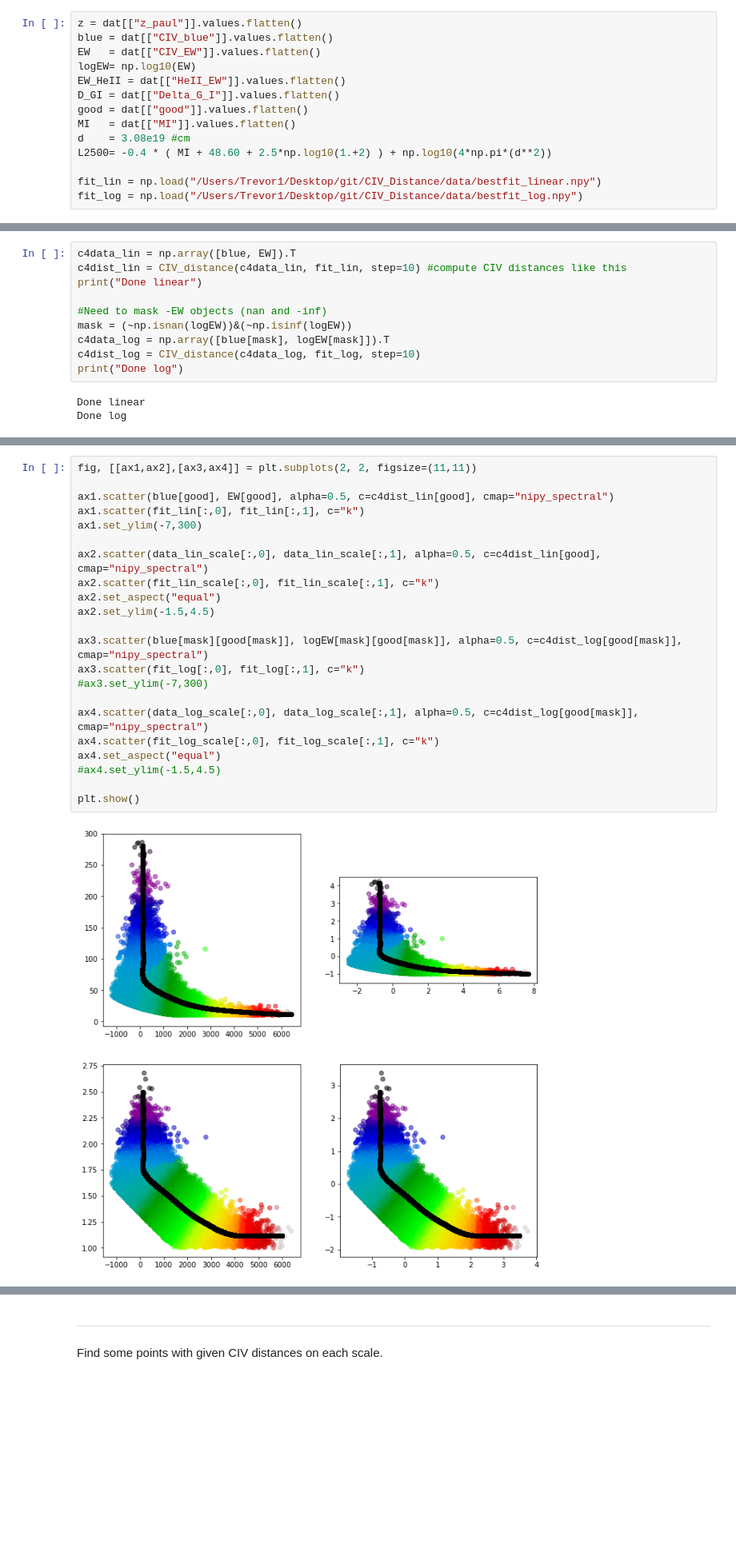
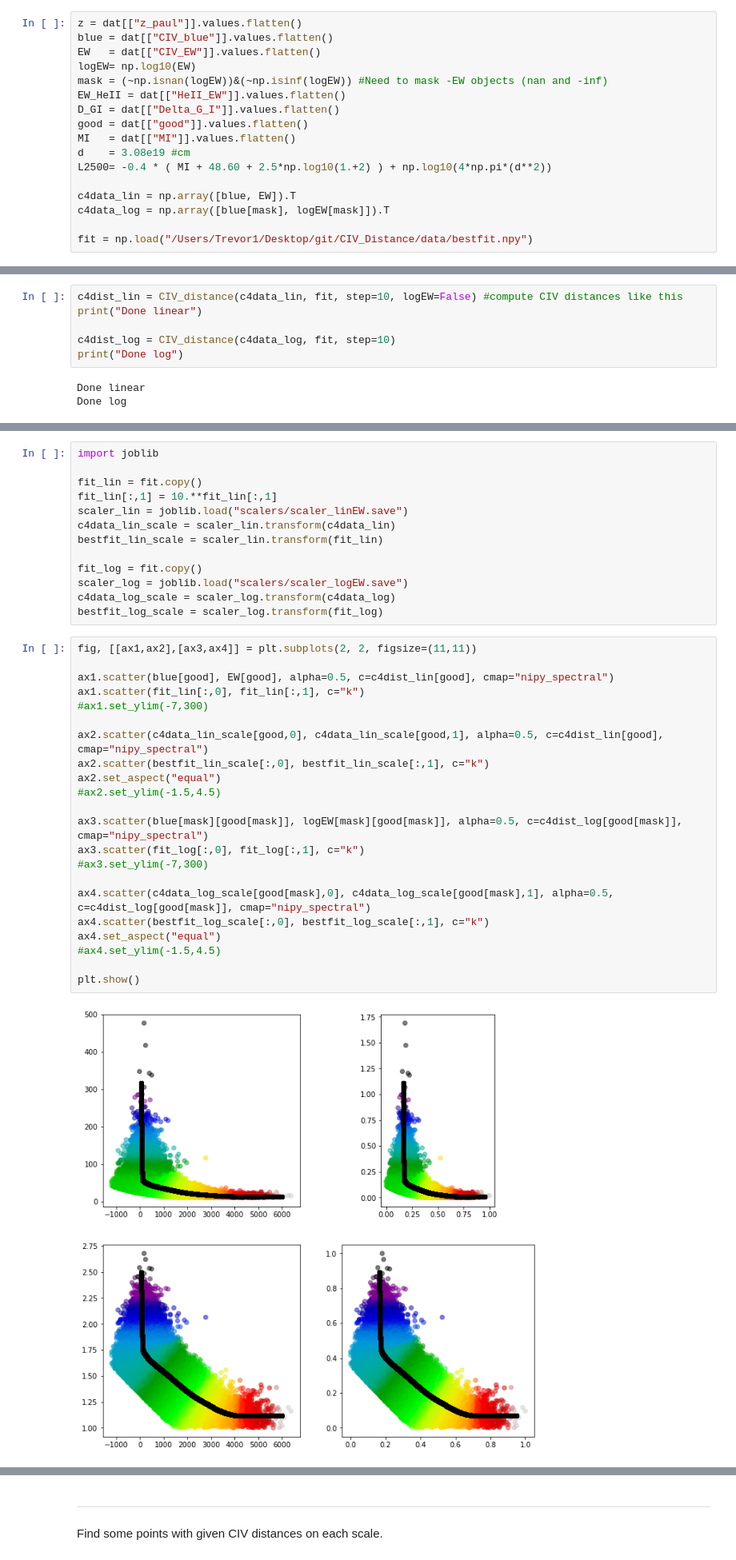
Before and after one commit to trevormccaffrey/Cosmology_Quasars, a Jupyter notebook: CIV_distance_linear_vs_log.ipynb, the cells around one changed output, grey strips where cells are left out. Shown at 80% size. Saved outputs shown, nothing was run; the diff lists cells and outputs as text; blank space fills up the shorter version.

```diff
--- a/CIV_distance_linear_vs_log.ipynb
+++ b/CIV_distance_linear_vs_log.ipynb
@@ -48,6 +47,7 @@ z = dat[["z_paul"]].values.flatten()
 blue = dat[["CIV_blue"]].values.flatten()
 EW   = dat[["CIV_EW"]].values.flatten()
 logEW= np.log10(EW)
+mask = (~np.isnan(logEW))&(~np.isinf(logEW)) #Need to mask -EW objects (nan and -inf)
 EW_HeII = dat[["HeII_EW"]].values.flatten()
 D_GI = dat[["Delta_G_I"]].values.flatten()
 good = dat[["good"]].values.flatten()
@@ -55,8 +55,10 @@ MI   = dat[["MI"]].values.flatten()
 d    = 3.08e19 #cm
 L2500= -0.4 * ( MI + 48.60 + 2.5*np.log10(1.+2) ) + np.log10(4*np.pi*(d**2))
 
-fit_lin = np.load("/Users/Trevor1/Desktop/git/CIV_Distance/data/bestfit_linear.npy")
-fit_log = np.load("/Users/Trevor1/Desktop/git/CIV_Distance/data/bestfit_log.npy")
+c4data_lin = np.array([blue, EW]).T
+c4data_log = np.array([blue[mask], logEW[mask]]).T
+
+fit = np.load("/Users/Trevor1/Desktop/git/CIV_Distance/data/bestfit.npy")
 # %%
 fig, [ax1,ax2] = plt.subplots(1, 2, figsize=(11,5))
 
@@ -78,14 +103,10 @@ plt.show()
 # %% [markdown]
 With the log fit, points don't bunch up as much at the bend of the curve, so the CIV disance becomes more meaningful fo quasars with low EWs and negative blueshifts.
 # %%
-c4data_lin = np.array([blue, EW]).T
-c4dist_lin = CIV_distance(c4data_lin, fit_lin, step=10) #compute CIV distances like this
+c4dist_lin = CIV_distance(c4data_lin, fit, step=10, logEW=False) #compute CIV distances like this
 print("Done linear")
 
-#Need to mask -EW objects (nan and -inf)
-mask = (~np.isnan(logEW))&(~np.isinf(logEW))
-c4data_log = np.array([blue[mask], logEW[mask]]).T
-c4dist_log = CIV_distance(c4data_log, fit_log, step=10)
+c4dist_log = CIV_distance(c4data_log, fit, step=10)
 print("Done log")
 # %% [output]
 Done linear
@@ -129,24 +142,37 @@ data_log_scale = np.array([xscale_log[len(fit_log):len(fit_log)+len(blue[mask][g
+# %%
+import joblib
+
+fit_lin = fit.copy()
+fit_lin[:,1] = 10.**fit_lin[:,1]
+scaler_lin = joblib.load("scalers/scaler_linEW.save")
+c4data_lin_scale = scaler_lin.transform(c4data_lin)
+bestfit_lin_scale = scaler_lin.transform(fit_lin)
+
+fit_log = fit.copy()
+scaler_log = joblib.load("scalers/scaler_logEW.save")
+c4data_log_scale = scaler_log.transform(c4data_log)
+bestfit_log_scale = scaler_log.transform(fit_log)
 # %%
 fig, [[ax1,ax2],[ax3,ax4]] = plt.subplots(2, 2, figsize=(11,11))
 
 ax1.scatter(blue[good], EW[good], alpha=0.5, c=c4dist_lin[good], cmap="nipy_spectral")
 ax1.scatter(fit_lin[:,0], fit_lin[:,1], c="k")
-ax1.set_ylim(-7,300)
+#ax1.set_ylim(-7,300)
 
-ax2.scatter(data_lin_scale[:,0], data_lin_scale[:,1], alpha=0.5, c=c4dist_lin[good], cmap="nipy_spectral")
-ax2.scatter(fit_lin_scale[:,0], fit_lin_scale[:,1], c="k")
+ax2.scatter(c4data_lin_scale[good,0], c4data_lin_scale[good,1], alpha=0.5, c=c4dist_lin[good], cmap="nipy_spectral")
+ax2.scatter(bestfit_lin_scale[:,0], bestfit_lin_scale[:,1], c="k")
 ax2.set_aspect("equal")
-ax2.set_ylim(-1.5,4.5)
+#ax2.set_ylim(-1.5,4.5)
 
 ax3.scatter(blue[mask][good[mask]], logEW[mask][good[mask]], alpha=0.5, c=c4dist_log[good[mask]], cmap="nipy_spectral")
 ax3.scatter(fit_log[:,0], fit_log[:,1], c="k")
 #ax3.set_ylim(-7,300)
 
-ax4.scatter(data_log_scale[:,0], data_log_scale[:,1], alpha=0.5, c=c4dist_log[good[mask]], cmap="nipy_spectral")
-ax4.scatter(fit_log_scale[:,0], fit_log_scale[:,1], c="k")
+ax4.scatter(c4data_log_scale[good[mask],0], c4data_log_scale[good[mask],1], alpha=0.5, c=c4dist_log[good[mask]], cmap="nipy_spectral")
+ax4.scatter(bestfit_log_scale[:,0], bestfit_log_scale[:,1], c="k")
 ax4.set_aspect("equal")
 #ax4.set_ylim(-1.5,4.5)
 
 plt.show()
 # %% [output]
-[figure, old version]
+[figure, new version]
```
Also changed, not shown: parts of 18 cells of this notebook, 9 other files.
